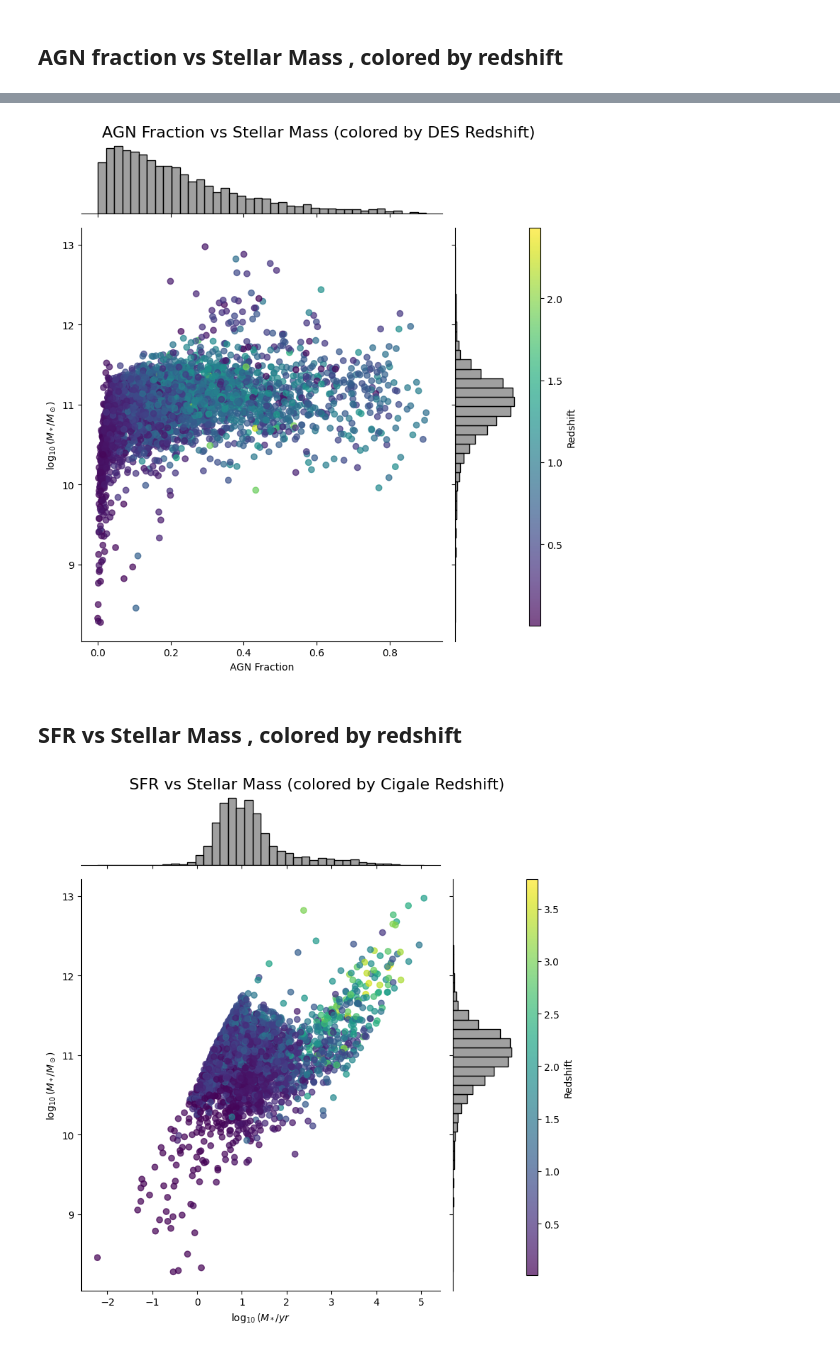
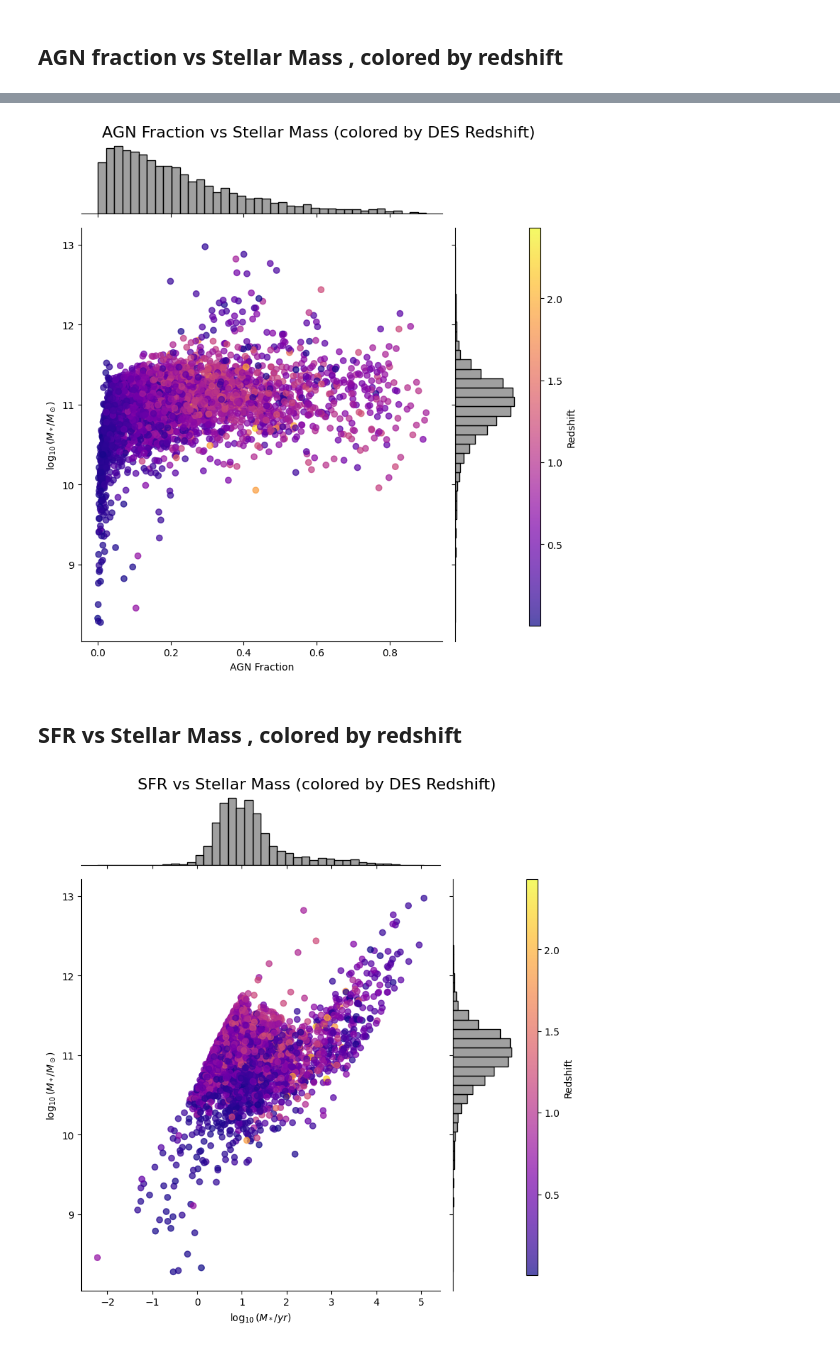
Before and after one commit to theWebTardigrade/fundamental-properties-of-EMU-radio-sources, a Jupyter notebook: code/8_Analyse_CIGALE_results.ipynb, the cells around one changed output, grey strips where cells are left out. Drawn from its saved outputs; the diff is of its cells as text; code cells hidden in the pictures.

```diff
--- a/code/8_Analyse_CIGALE_results.ipynb
+++ b/code/8_Analyse_CIGALE_results.ipynb
@@ -27,7 +31,19 @@ catalog_path = '/home/polaris/Lab_Astro/data/cigale/all_data_6/out7/EMU_0102-32_
 catalog_table = Table.read(catalog_path)
 catalog_pd = catalog_table.to_pandas()
 
-print([_ for _ in catalog_pd.columns.tolist() if _.startswith('bayes')])
+# Log 10 of parameters
+catalog_pd['log_stellar_mass'] = np.log10(catalog_pd['bayes.stellar.m_star'])
+catalog_pd['log_sfr'] = np.log10(catalog_pd['bayes.stellar.m_star'])
+catalog_pd['log_metallicity'] = np.log10(catalog_pd['bayes.stellar.metallicity'])
+catalog_pd['log_age'] = np.log10(catalog_pd['bayes.sfh.age'])
+catalog_pd['log_Av_BC'] = np.log10(catalog_pd['bayes.attenuation.Av_BC'])
+
+# Propagation of errors
+catalog_pd['log_stellar_mass_err'] = catalog_pd['bayes.stellar.m_star_err'] / (catalog_pd['bayes.stellar.m_star'] * np.log(10))
+catalog_pd['log_sfr_err'] = catalog_pd['bayes.sfh.sfr_err'] / (catalog_pd['bayes.sfh.sfr'] * np.log(10))
+catalog_pd['log_metallicity_err'] = catalog_pd['bayes.stellar.metallicity_err'] / (catalog_pd['bayes.stellar.metallicity'] * np.log(10))
+catalog_pd['log_age_err'] = catalog_pd['bayes.sfh.age_err'] / (catalog_pd['bayes.sfh.age'] * np.log(10))
+catalog_pd['log_Av_BC_err'] = catalog_pd['bayes.attenuation.Av_BC_err'] / (catalog_pd['bayes.attenuation.Av_BC'] * np.log(10))
 # %% [output]
 ['bayes.agn.EBV', 'bayes.agn.EBV_err', 'bayes.agn.Mcl', 'bayes.agn.Mcl_err', 'bayes.agn.R', 'bayes.agn.R_err', 'bayes.agn.delta', 'bayes.agn.delta_err', 'bayes.agn.disk_type', 'bayes.agn.disk_type_err ...
 # %% [markdown]
@@ -216,7 +232,7 @@ points = g.ax_joint.scatter(
     catalog_pd['bayes.agn.fracAGN'],
     catalog_pd['log_stellar_mass'],
     c=catalog_pd['DESY6_dnf_z'],
-    cmap='viridis',
+    cmap='plasma',
     alpha=0.7
 )
 
@@ -249,12 +265,11 @@ g.fig.colorbar(points, cax=cbar_ax, label='Redshift')
 
 plt.show()
 # %% [output]
-[figure, old version]
+[figure, new version]
 # %% [markdown]
 ## SFR vs Stellar Mass , colored by redshift
 # %%
 # Compute log stellar mass and log star formation rate
-catalog_pd['log_stellar_mass'] = np.log10(catalog_pd['bayes.stellar.m_star'])
 catalog_pd['log_sfr_permass'] = np.log10(catalog_pd['bayes.sfh.sfr'])
 
 # Create the JointGrid
@@ -269,38 +284,38 @@ g = sns.JointGrid(
 points = g.ax_joint.scatter(
     catalog_pd['log_sfr_permass'],
     catalog_pd['log_stellar_mass'],
-    c=catalog_pd['bayes.universe.redshift'],
-    cmap='viridis',
+    c=catalog_pd['DESY6_dnf_z'],
+    cmap='plasma',
     alpha=0.7
 )
 
 # Add marginal histograms
 sns.histplot(
     data=catalog_pd,
     x='log_sfr_permass',
     bins=40,
     ax=g.ax_marg_x,
     color='grey',
     edgecolor='black'
 )
 sns.histplot(
     data=catalog_pd,
     y='log_stellar_mass',
     bins=40,
     ax=g.ax_marg_y,
     color='grey',
     edgecolor='black'
 )
 
 # Set axis labels and title
-g.set_axis_labels(r'$\log_{10}(M_*/yr $', r'$\log_{10}(M_*/M_\odot)$')
-g.fig.suptitle('SFR vs Stellar Mass (colored by Cigale Redshift)', fontsize=16)
+g.set_axis_labels(r'$\log_{10}(M_*/yr $)', r'$\log_{10}(M_*/M_\odot)$')
+g.fig.suptitle('SFR vs Stellar Mass (colored by DES Redshift)', fontsize=16)
 g.fig.subplots_adjust(top=0.95, right=0.85)  # Shrink plot area to make room for colorbar
 
 # Add external colorbar
 cbar_ax = g.fig.add_axes([0.87, 0.1, 0.02, 0.7])  # [left, bottom, width, height]
 g.fig.colorbar(points, cax=cbar_ax, label='Redshift')
 
 plt.show()
 # %% [output]
-[figure, old version]
+[figure, new version]
```
Also changed, not shown: parts of 6 cells of this notebook.
